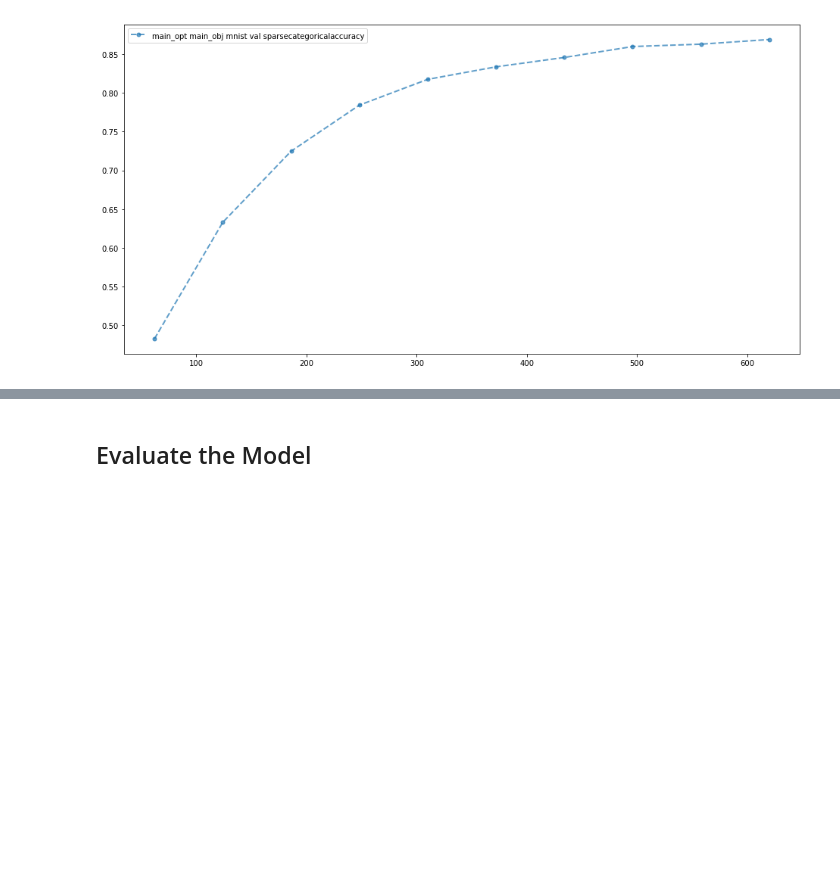
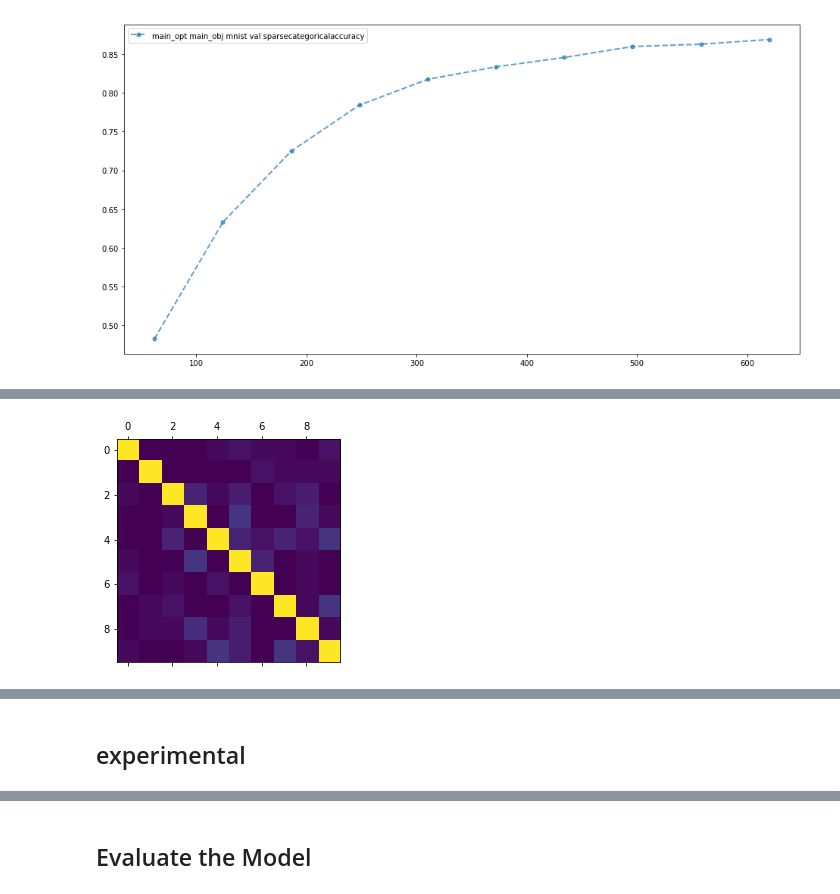
Before and after one commit to yeahml/yeahml, a Jupyter notebook: examples/mnist/mnist.ipynb, the cells around one changed output, grey strips where cells are left out. Cells and saved outputs as stored; diff of their text form; code cells hidden in the pictures; blank space fills up the shorter version.

```diff
--- a/examples/mnist/mnist.ipynb
+++ b/examples/mnist/mnist.ipynb
@@ -177,0 +221,11 @@ yml.basic_plot_tracker(
+# %%
+eval_dict = yml.eval_model(
+    model,
+    yml_dict,
+    ds_dict,
+    eval_split="test",
+    pred_dict={
+        "pred": {"fn": tf.argmax, "options": {"axis": 1}},
+        "write": None,
+    },  # hacky first cut
+)
@@ -177,0 +251,10 @@ yml.basic_plot_tracker(
+# %%
+in_hash = list(eval_dict["mnist"].keys())[0]
+cm = confusion_matrix(
+    eval_dict["mnist"][in_hash]["out"]["pred"],
+    eval_dict["mnist"][in_hash]["out"]["target"],
+)
+plt.matshow(cm, vmin=0, vmax=40)
+plt.show()
+# %% [output]
+[figure, added]
@@ -177,0 +262,2 @@ yml.basic_plot_tracker(
+# %% [markdown]
+## experimental
```
Also changed, not shown: parts of 27 cells of this notebook, 4 other files.
